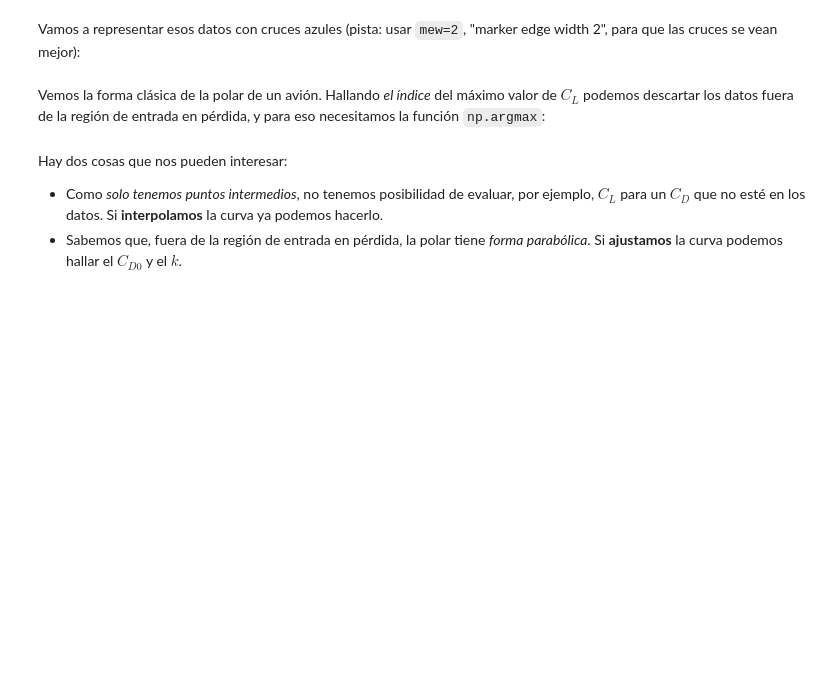
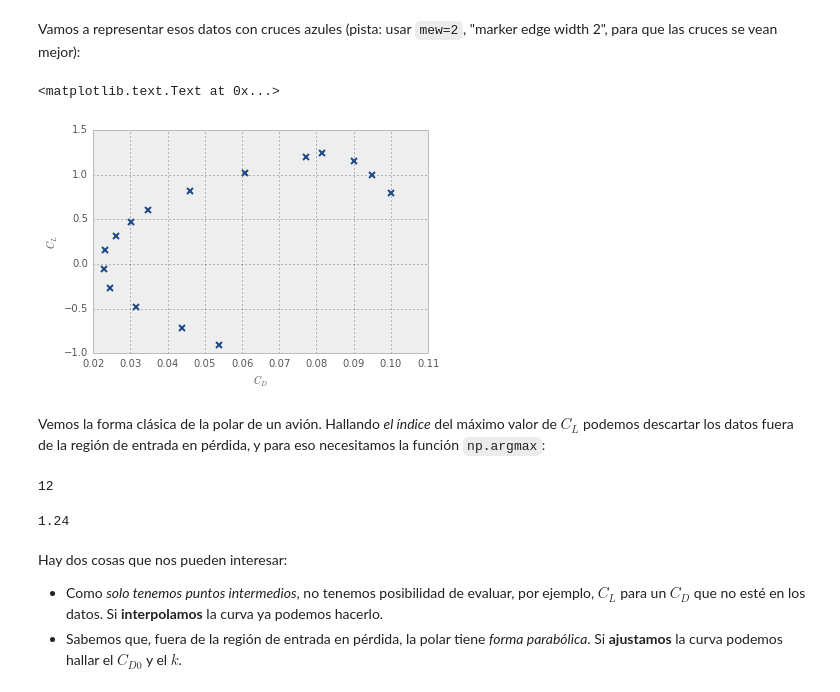
Before and after one commit to AeroPython/Curso_AeroPython, a Jupyter notebook: Notebooks/Clase6a_Interpolacion-ajuste.ipynb, the cells around one changed output. Saved outputs shown, nothing was run; the diff lists cells and outputs as text; code cells hidden in the pictures; blank space fills up the shorter version.

```diff
--- a/Notebooks/Clase6a_Interpolacion-ajuste.ipynb
+++ b/Notebooks/Clase6a_Interpolacion-ajuste.ipynb
@@ -19,10 +24,32 @@ Supongamos que tenemos una serie de puntos que representan los datos de un ciert
 /usr/bin/sh: line 0: type: polar.dat: not found
 # %% [markdown]
 La primera línea son los datos de $C_L$ y la segunda los datos de $C_D$. Recordamos que había que usar la función `np.loadtxt`, y en este caso no hay que especificar ningún argumento extra más porque ya por defecto detecta que los comentarios empiezan por `#`.
+# %%
+datos = np.loadtxt("polar.dat")
+C_L = datos[0]
+C_D = datos[1]
 # %% [markdown]
 Vamos a representar esos datos con cruces azules (pista: usar `mew=2`, "marker edge width 2", para que las cruces se vean mejor):
+# %%
+fig, ax = plt.subplots()
+
+ax.plot(C_D, C_L, 'x', mew=2, label="Datos reales")
+ax.set_xlabel("$C_D$")
+ax.set_ylabel("$C_L$")
+# %% [output]
+<matplotlib.text.Text at 0x...>
+[figure, added]
 # %% [markdown]
 Vemos la forma clásica de la polar de un avión. Hallando *el índice* del máximo valor de $C_L$ podemos descartar los datos fuera de la región de entrada en pérdida, y para eso necesitamos la función `np.argmax`:
+# %%
+idx_stall = np.argmax(C_L)
+idx_stall
+# %% [output]
+12
+# %%
+C_L[idx_stall]
+# %% [output]
+1.24
 # %% [markdown]
 Hay dos cosas que nos pueden interesar:
 
```
Also changed, not shown: parts of 13 cells of this notebook.
